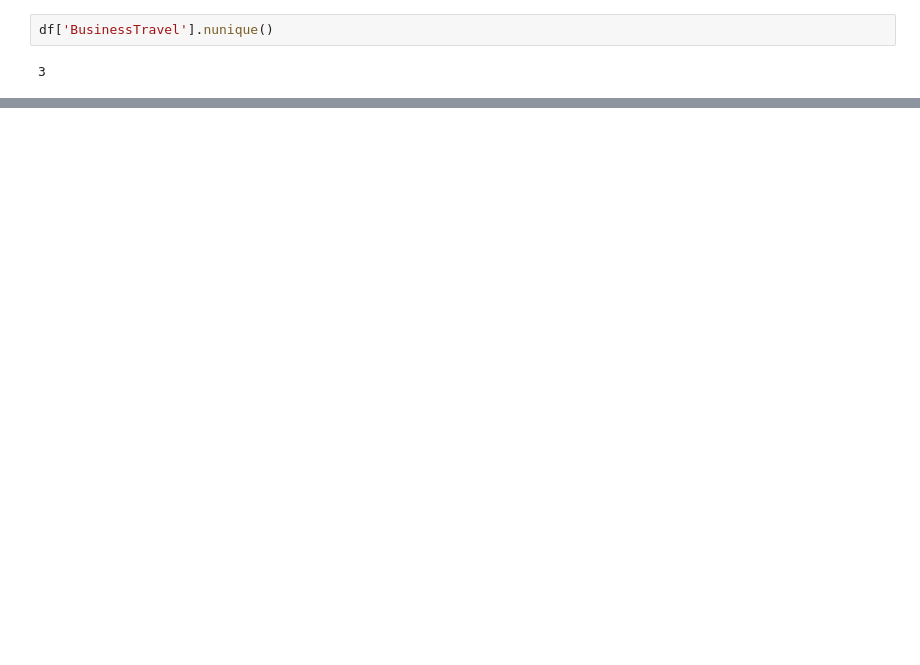
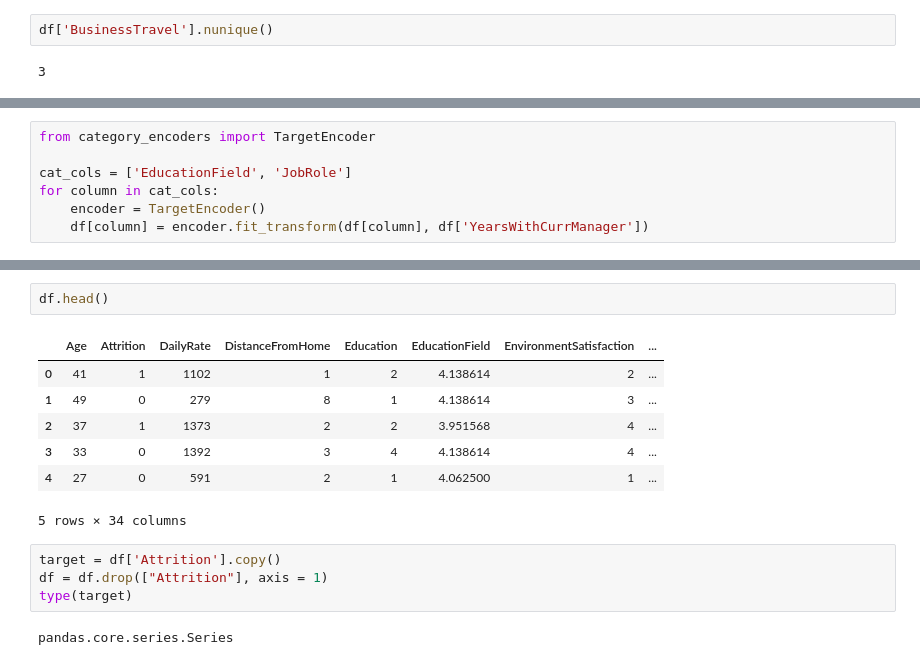
Before and after one commit to UpendraSinghRathore85/ML-Projects-Python, a Jupyter notebook: Supervised Algorithms/DecisionTrees/01_DecisionTree_eda.ipynb, the cells around one changed output, grey strips where cells are left out. Drawn from its saved outputs; the diff is of its cells as text; blank space fills up the shorter version.

```diff
--- a/Supervised Algorithms/DecisionTrees/01_DecisionTree_eda.ipynb
+++ b/Supervised Algorithms/DecisionTrees/01_DecisionTree_eda.ipynb
@@ -65,0 +147,7 @@ df['BusinessTravel'].nunique()
+# %%
+from category_encoders import TargetEncoder
+
+cat_cols = ['EducationField', 'JobRole']
+for column in cat_cols:
+    encoder = TargetEncoder()
+    df[column] = encoder.fit_transform(df[column], df['YearsWithCurrManager'])
@@ -65,0 +157,16 @@ df['BusinessTravel'].nunique()
+# %%
+df.head()
+# %% [output]
+|  | Age | Attrition | DailyRate | DistanceFromHome | Education | EducationField | EnvironmentSatisfaction | ... |
+| 0 | 41 | 1 | 1102 | 1 | 2 | 4.138614 | 2 | ... |
+| 1 | 49 | 0 | 279 | 8 | 1 | 4.138614 | 3 | ... |
+| 2 | 37 | 1 | 1373 | 2 | 2 | 3.951568 | 4 | ... |
+| 3 | 33 | 0 | 1392 | 3 | 4 | 4.138614 | 4 | ... |
+| 4 | 27 | 0 | 591 | 2 | 1 | 4.062500 | 1 | ... |
+5 rows × 34 columns
+# %%
+target = df['Attrition'].copy()
+df = df.drop(["Attrition"], axis = 1)
+type(target)
+# %% [output]
+pandas.core.series.Series
```
Also changed, not shown: parts of 11 cells of this notebook.
